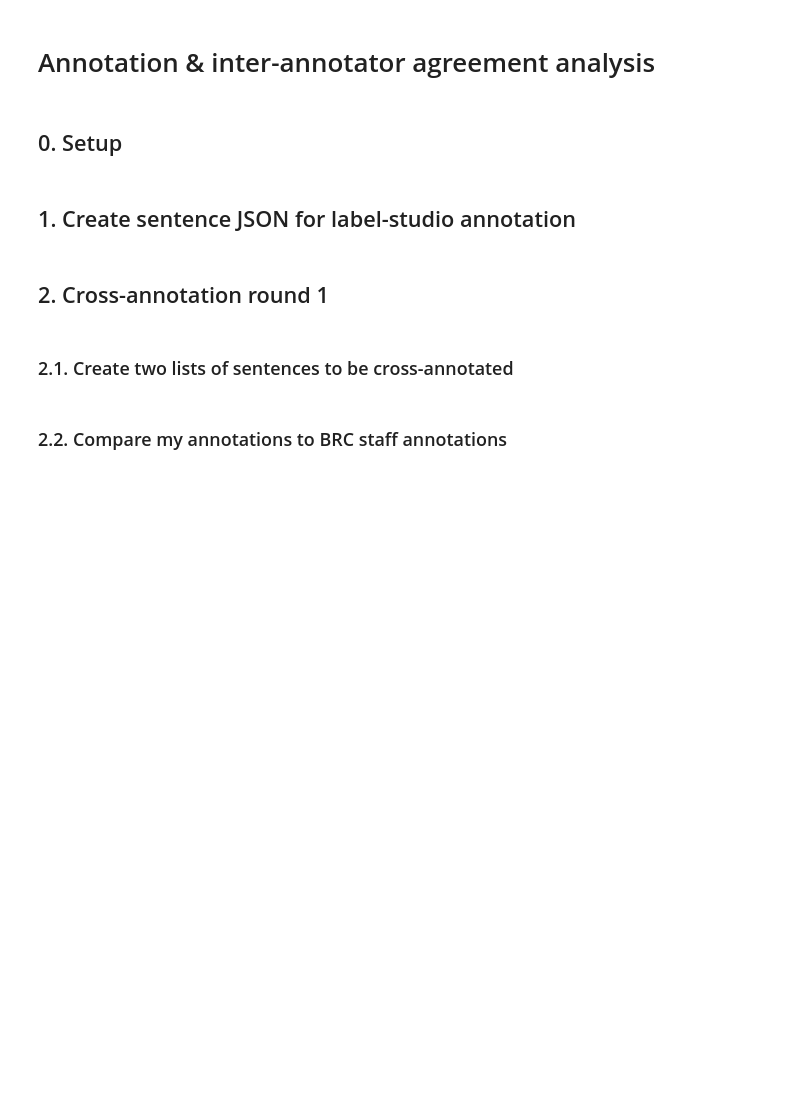
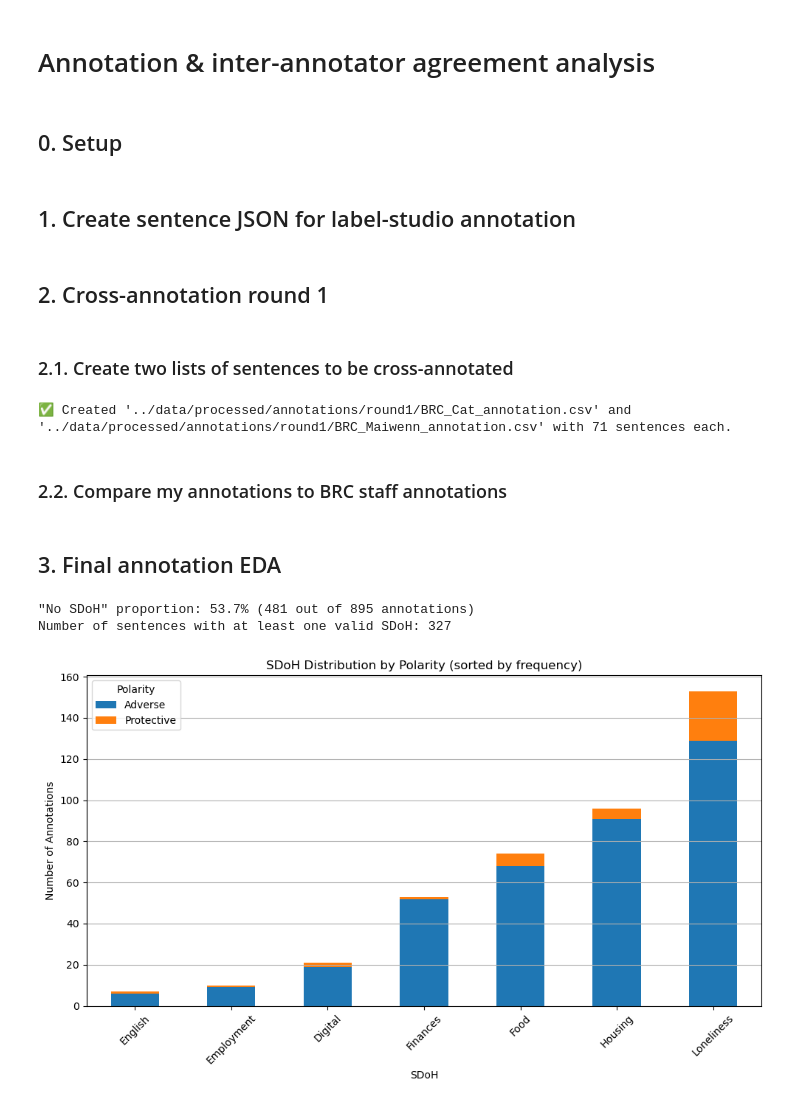
Before and after one commit to MatteoLarrode/SDoH-LLM-Extraction, a Jupyter notebook: notebooks/02_annotation.ipynb, the cells around one changed output. Saved outputs shown, nothing was run; the diff lists cells and outputs as text; code cells hidden in the pictures; blank space fills up the shorter version.

Commit message:
improved data curation and evaluation loop

```diff
--- a/notebooks/02_annotation.ipynb
+++ b/notebooks/02_annotation.ipynb
@@ -65,7 +65,7 @@ with open("../data/processed/annotations/referral_sentences_for_annotation.json"
 # %%
 import random
 
-INPUT_FILE = "../data/raw/Label-studio/label-studio-annotations-2025-06-26.json"
+INPUT_FILE = "../data/processed/annotations/label-studio/label-studio-annotations-2025-06-26-round1.json"
 OUTPUT_CAT = "../data/processed/annotations/round1/BRC_Cat_annotation.csv"
 OUTPUT_MAIWENN = "../data/processed/annotations/round1/BRC_Maiwenn_annotation.csv"
 SAMPLE_SIZE = 200
@@ -99,6 +99,8 @@ pd.DataFrame(sampled[:mid], columns=["Sentence"]).to_csv(OUTPUT_CAT, index=False
 pd.DataFrame(sampled[mid:], columns=["Sentence"]).to_csv(OUTPUT_MAIWENN, index=False)
 
 print(f"✅ Created '{OUTPUT_CAT}' and '{OUTPUT_MAIWENN}' with {mid} sentences each.")
+# %% [output]
+✅ Created '../data/processed/annotations/round1/BRC_Cat_annotation.csv' and '../data/processed/annotations/round1/BRC_Maiwenn_annotation.csv' with 71 sentences each.
 # %% [markdown]
 ### 2.2. Compare my annotations to BRC staff annotations
 # %%
@@ -134,3 +136,47 @@ alpha_df = compute_classwise_krippendorff(
     save_latex=True,
     latex_path="../results/latex_tables/classwise_krippendorff_round1.tex"
 )
+# %% [markdown]
+## 3. Final annotation EDA
+# %%
+from src.annotation.parse_annotations_helpers import parse_labelstudio_json
+
+# Most recent annotation file path
+annotation_path = "../data/processed/annotations/label-studio/label-studio-annotations-2025-06-29-17-28-05ccd4c1.json"
+
+# Load the most recent annotations
+annotations_df = parse_labelstudio_json(annotation_path)
+# %%
+import matplotlib.pyplot as plt
+import seaborn as sns
+
+# Count of each SDoH (regardless of polarity)
+sdoh_counts = annotations_df["SDoH"].value_counts()
+
+# Compute proportion of "No SDoH"
+no_sdoh_count = sdoh_counts.get("No SDoH", 0)
+no_sdoh_prop = no_sdoh_count / len(annotations_df) * 100
+print(f'"No SDoH" proportion: {no_sdoh_prop:.1f}% ({no_sdoh_count} out of {len(annotations_df)} annotations)')
+
+# Number of distinct sentences with at least one valid SDoH
+valid_sdoh_sentences = annotations_df[annotations_df["SDoH"] != "No SDoH"]["Sentence"].nunique()
+print(f"Number of sentences with at least one valid SDoH: {valid_sdoh_sentences}")
+
+# Group and sort by total count
+sdoh_polarity_counts = annotations_df.groupby(["SDoH", "Polarity"]).size().unstack(fill_value=0)
+sdoh_polarity_counts["total"] = sdoh_polarity_counts.sum(axis=1)
+sdoh_polarity_counts_sorted = sdoh_polarity_counts.sort_values("total").drop(columns="total")
+
+# Plot
+sdoh_polarity_counts_sorted.plot(kind="bar", stacked=True, figsize=(10, 6))
+plt.title("SDoH Distribution by Polarity (sorted by frequency)")
+plt.xlabel("SDoH")
+plt.ylabel("Number of Annotations")
+plt.xticks(rotation=45)
+plt.grid(axis='y')
+plt.tight_layout()
+plt.show()
+# %% [output]
+"No SDoH" proportion: 53.7% (481 out of 895 annotations)
+Number of sentences with at least one valid SDoH: 327
+[figure, added]
```
Also changed, not shown: 2 other files.
